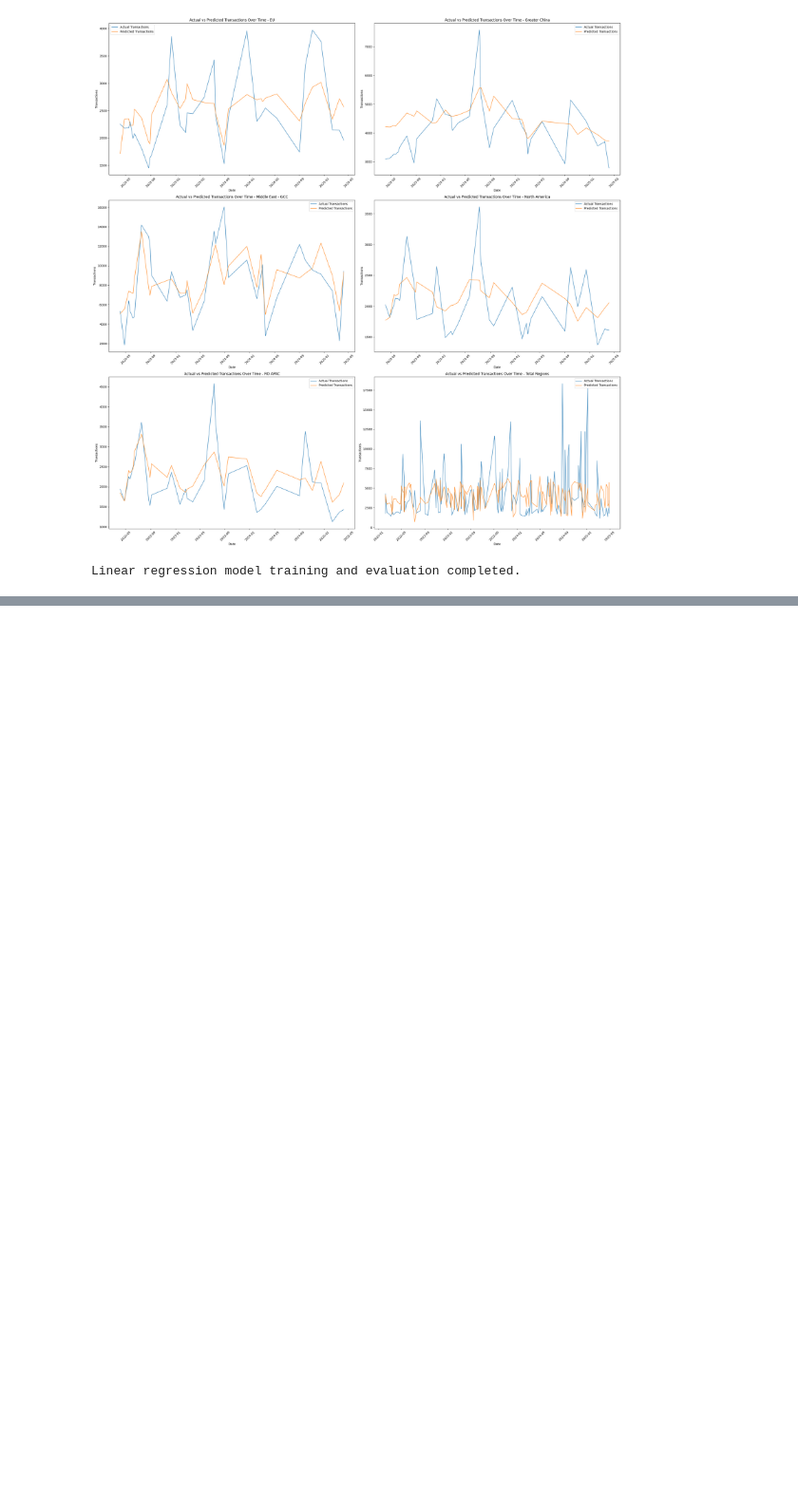
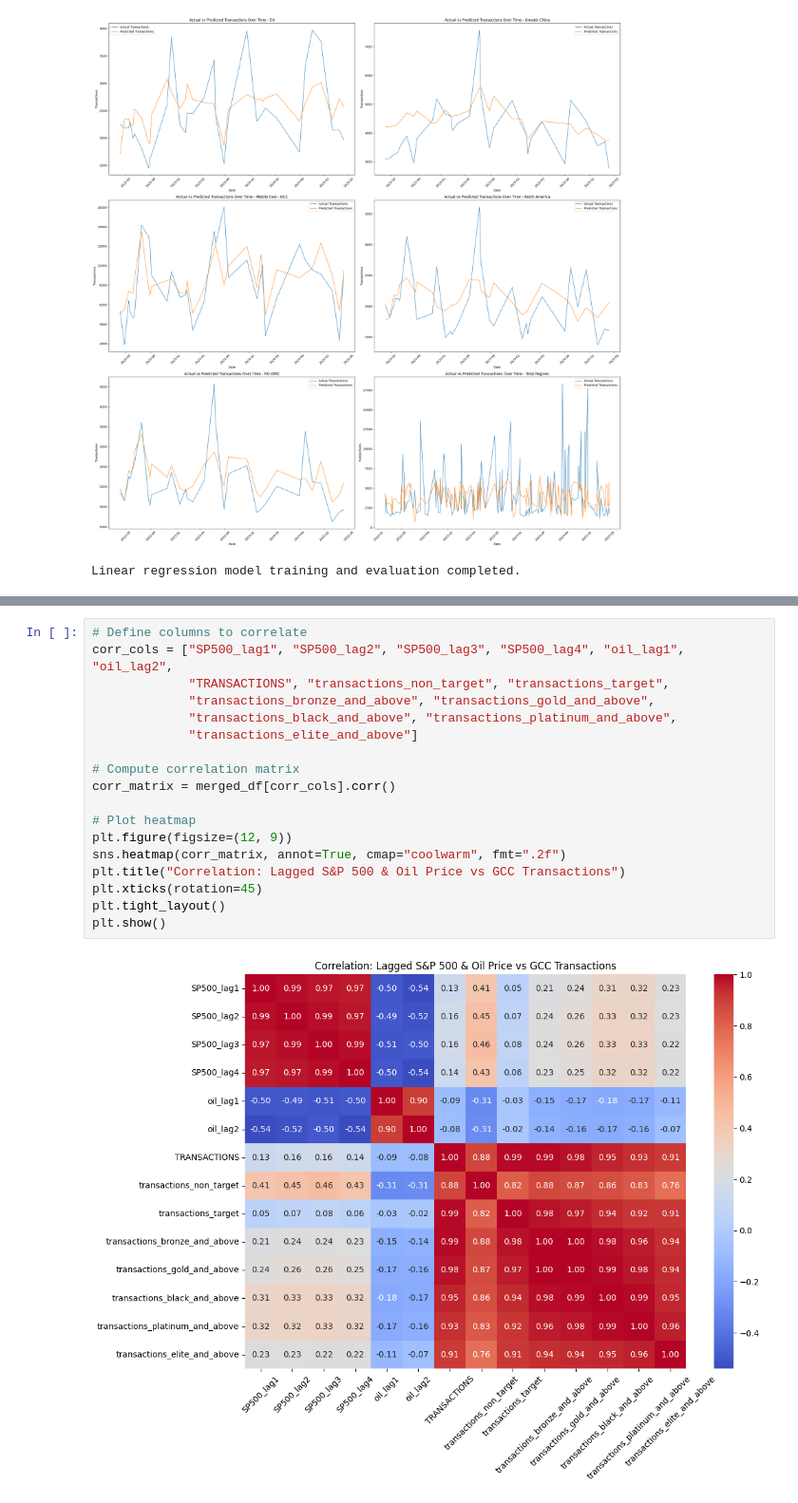
Before and after one commit to miguelkantor/londonlab_harrods_team2, a Jupyter notebook: Exchange.ipynb, the cells around one changed output, grey strips where cells are left out. Shown at 95% size. Saved outputs shown, nothing was run; the diff lists cells and outputs as text; blank space fills up the shorter version.

Commit message:
Update: added lagged S&P 500 and oil correlation analysis for GCC

```diff
--- a/Exchange.ipynb
+++ b/Exchange.ipynb
@@ -185,0 +223,20 @@ Linear regression model training and evaluation completed.
+# %%
+# Define columns to correlate
+corr_cols = ["SP500_lag1", "SP500_lag2", "SP500_lag3", "SP500_lag4", "oil_lag1", "oil_lag2",
+             "TRANSACTIONS", "transactions_non_target", "transactions_target",
+             "transactions_bronze_and_above", "transactions_gold_and_above",
+             "transactions_black_and_above", "transactions_platinum_and_above",
+             "transactions_elite_and_above"]
+
+# Compute correlation matrix
+corr_matrix = merged_df[corr_cols].corr()
+
+# Plot heatmap
+plt.figure(figsize=(12, 9))
+sns.heatmap(corr_matrix, annot=True, cmap="coolwarm", fmt=".2f")
+plt.title("Correlation: Lagged S&P 500 & Oil Price vs GCC Transactions")
+plt.xticks(rotation=45)
+plt.tight_layout()
+plt.show()
+# %% [output]
+[figure, added]
```
Also changed, not shown: parts of 2 cells of this notebook.
